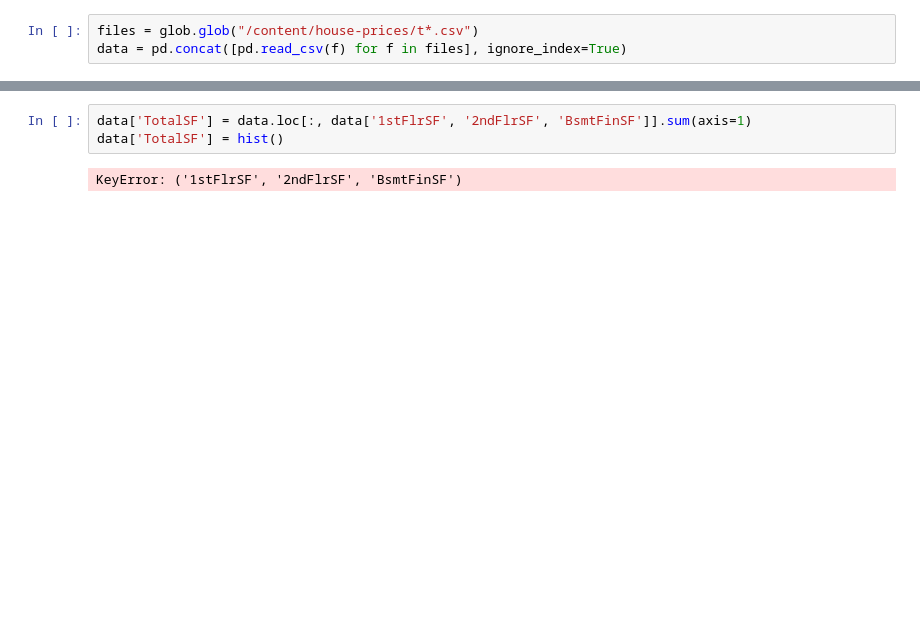
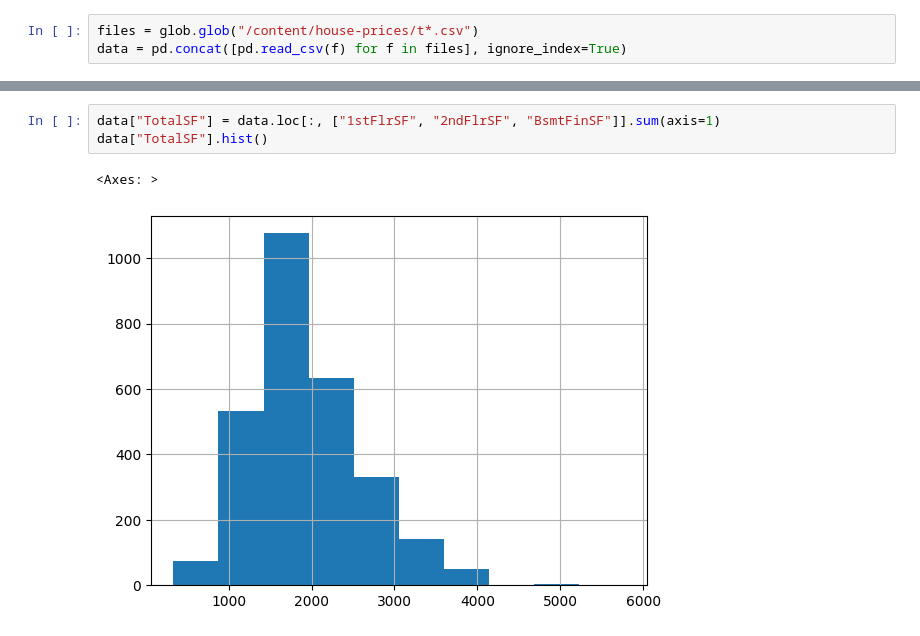
Before and after one commit to tsal4/data2000_labs, a Jupyter notebook: labs/050_decision-trees.ipynb, the cells around one changed output, grey strips where cells are left out. Saved outputs shown, nothing was run; the diff lists cells and outputs as text; blank space fills up the shorter version.

```diff
--- a/labs/050_decision-trees.ipynb
+++ b/labs/050_decision-trees.ipynb
@@ -511,5 +486,6 @@ KeyError: 'BsmtFinSf'
 # %%
-data['TotalSF'] = data.loc[:, data['1stFlrSF', '2ndFlrSF', 'BsmtFinSF']].sum(axis=1)
-data['TotalSF'] = hist()
+data["TotalSF"] = data.loc[:, ["1stFlrSF", "2ndFlrSF", "BsmtFinSF"]].sum(axis=1)
+data["TotalSF"].hist()
 # %% [output]
-KeyError: ('1stFlrSF', '2ndFlrSF', 'BsmtFinSF')
+<Axes: >
+[figure, added]
```
Also changed, not shown: parts of 46 cells of this notebook.
